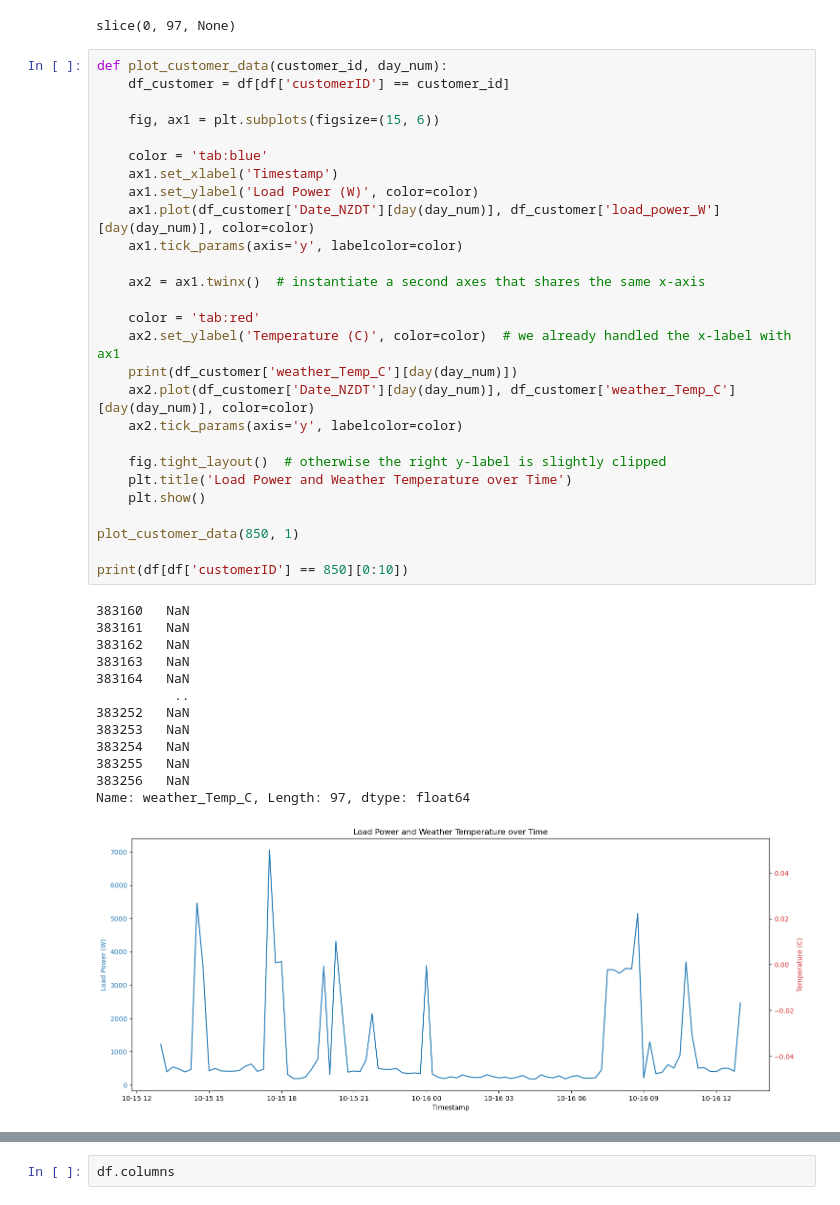
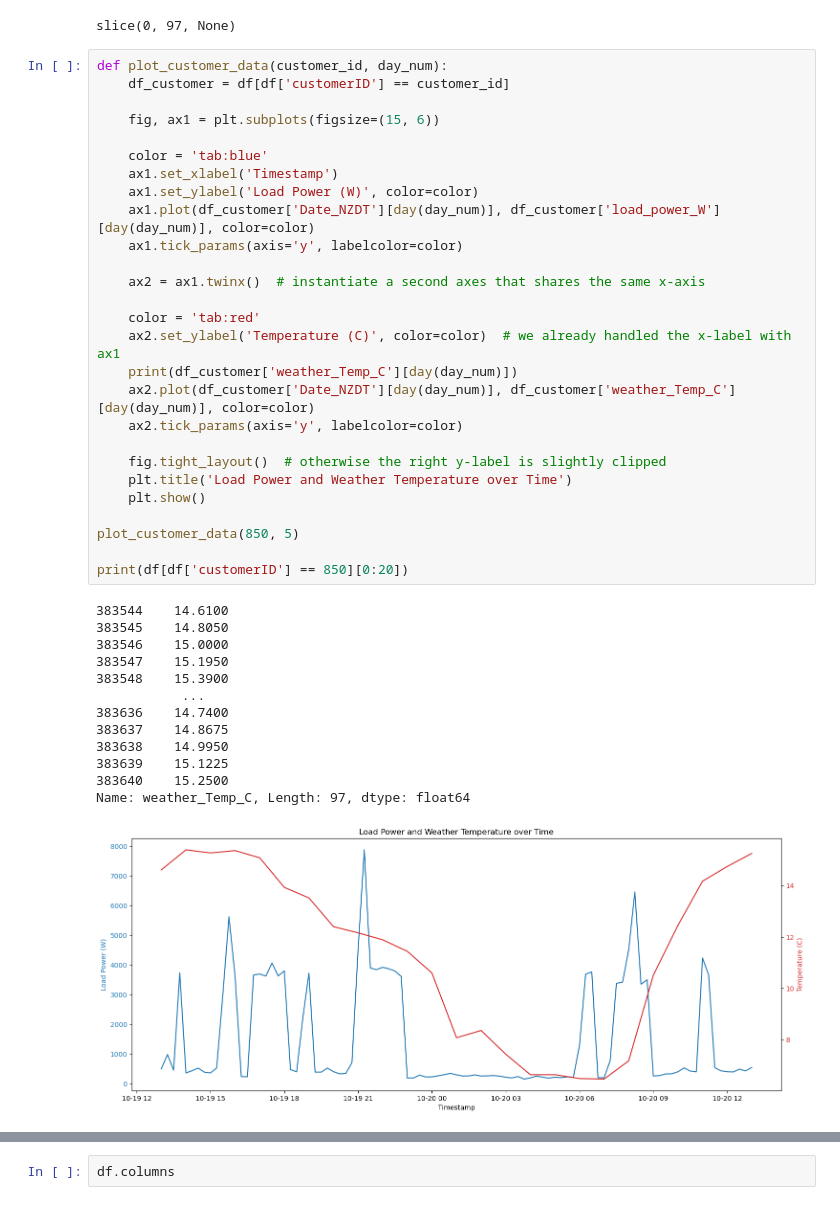
Before and after one commit to jhaworth21/HackSheffield8, a Jupyter notebook: main/notebook.ipynb, the cells around one changed output, grey strips where cells are left out. Saved outputs shown, nothing was run; the diff lists cells and outputs as text.

```diff
--- a/main/notebook.ipynb
+++ b/main/notebook.ipynb
@@ -88,44 +88,44 @@ slice(0, 97, None)
 # %%
 def plot_customer_data(customer_id, day_num):
     df_customer = df[df['customerID'] == customer_id]
 
     fig, ax1 = plt.subplots(figsize=(15, 6))
 
     color = 'tab:blue'
     ax1.set_xlabel('Timestamp')
     ax1.set_ylabel('Load Power (W)', color=color)
     ax1.plot(df_customer['Date_NZDT'][day(day_num)], df_customer['load_power_W'][day(day_num)], color=color)
     ax1.tick_params(axis='y', labelcolor=color)
 
     ax2 = ax1.twinx()  # instantiate a second axes that shares the same x-axis
 
     color = 'tab:red'
     ax2.set_ylabel('Temperature (C)', color=color)  # we already handled the x-label with ax1
     print(df_customer['weather_Temp_C'][day(day_num)])
     ax2.plot(df_customer['Date_NZDT'][day(day_num)], df_customer['weather_Temp_C'][day(day_num)], color=color)
     ax2.tick_params(axis='y', labelcolor=color)
 
     fig.tight_layout()  # otherwise the right y-label is slightly clipped
     plt.title('Load Power and Weather Temperature over Time')
     plt.show()
 
-plot_customer_data(850, 1)
+plot_customer_data(850, 5)
 
-print(df[df['customerID'] == 850][0:10])
+print(df[df['customerID'] == 850][0:20])
 # %% [output]
-383160   NaN
-383161   NaN
-383162   NaN
-383163   NaN
-383164   NaN
-          ..
-383252   NaN
-383253   NaN
-383254   NaN
-383255   NaN
-383256   NaN
+383544    14.6100
+383545    14.8050
+383546    15.0000
+383547    15.1950
+383548    15.3900
+           ...
+383636    14.7400
+383637    14.8675
+383638    14.9950
+383639    15.1225
+383640    15.2500
 Name: weather_Temp_C, Length: 97, dtype: float64
-[figure, old version]
+[figure, new version]
         customerID                  Date_UTC                 Date_NZDT  \
 383160         850 2022-10-15 00:00:00+00:00 2022-10-15 13:00:00+00:00
 383161         850 2022-10-15 00:15:00+00:00 2022-10-15 13:15:00+00:00
```
Also changed, not shown: parts of 5 cells of this notebook.
